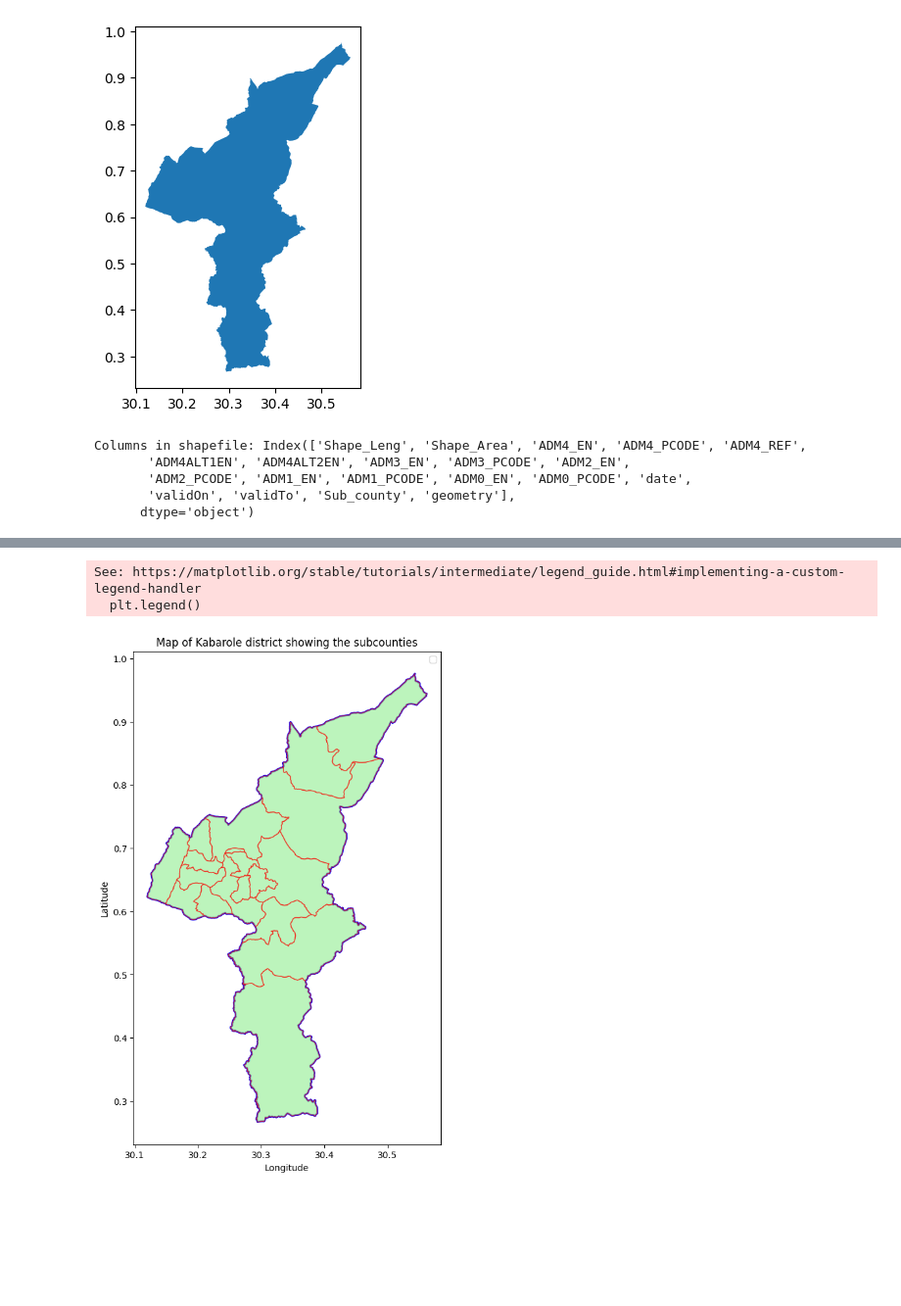
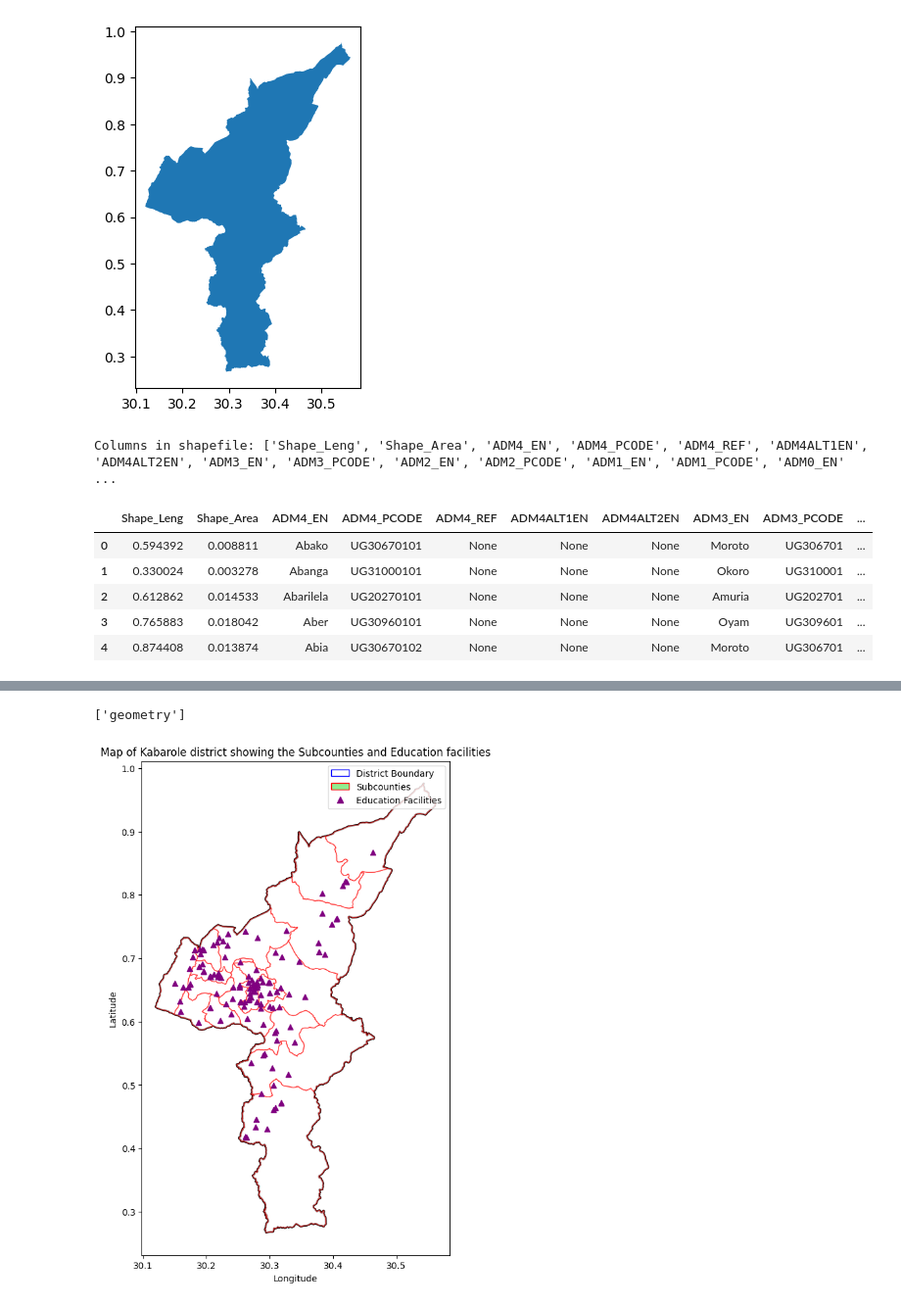
Before and after one commit to IvanBamwine/My-first-map, a Jupyter notebook: my_map.ipynb, the cells around one changed output, grey strips where cells are left out. Shown at 98% size. Cells and saved outputs as stored; diff of their text form; code cells hidden in the pictures; blank space fills up the shorter version.

```diff
--- a/my_map.ipynb
+++ b/my_map.ipynb
@@ -36,13 +39,16 @@ import matplotlib.pyplot as plt
 
 subcounties = gpd.read_file('Uganda_Subcounties_2020.shp')
 # %%
-print("Columns in shapefile:", subcounties.columns)
+print("Columns in shapefile:", subcounties.columns.tolist())
+subcounties.head()
 # %% [output]
-Columns in shapefile: Index(['Shape_Leng', 'Shape_Area', 'ADM4_EN', 'ADM4_PCODE', 'ADM4_REF',
-       'ADM4ALT1EN', 'ADM4ALT2EN', 'ADM3_EN', 'ADM3_PCODE', 'ADM2_EN',
-       'ADM2_PCODE', 'ADM1_EN', 'ADM1_PCODE', 'ADM0_EN', 'ADM0_PCODE', 'date',
-       'validOn', 'validTo', 'Sub_county', 'geometry'],
-      dtype='object')
+Columns in shapefile: ['Shape_Leng', 'Shape_Area', 'ADM4_EN', 'ADM4_PCODE', 'ADM4_REF', 'ADM4ALT1EN', 'ADM4ALT2EN', 'ADM3_EN', 'ADM3_PCODE', 'ADM2_EN', 'ADM2_PCODE', 'ADM1_EN', 'ADM1_PCODE', 'ADM0_EN' ...
+|  | Shape_Leng | Shape_Area | ADM4_EN | ADM4_PCODE | ADM4_REF | ADM4ALT1EN | ADM4ALT2EN | ADM3_EN | ADM3_PCODE | ... |
+| 0 | 0.594392 | 0.008811 | Abako | UG30670101 | None | None | None | Moroto | UG306701 | ... |
+| 1 | 0.330024 | 0.003278 | Abanga | UG31000101 | None | None | None | Okoro | UG310001 | ... |
+| 2 | 0.612862 | 0.014533 | Abarilela | UG20270101 | None | None | None | Amuria | UG202701 | ... |
+| 3 | 0.765883 | 0.018042 | Aber | UG30960101 | None | None | None | Oyam | UG309601 | ... |
+| 4 | 0.874408 | 0.013874 | Abia | UG30670102 | None | None | None | Moroto | UG306701 | ... |
 # %%
 Kabarole_Subcounties = subcounties[subcounties['ADM2_EN'] == 'Kabarole']
 Kabarole_Subcounties.head()
@@ -53,25 +59,54 @@ Kabarole_Subcounties.head()
 | 430 | 0.212132 | 0.001316 | Eastern Division | UG41100201 | None | None | None | Fort Portal Municipality | UG411002 | ... |
 | 452 | 0.781624 | 0.015002 | Hakibaale | UG41100103 | None | None | None | Burahya | UG411001 | ... |
 | 457 | 0.496455 | 0.006694 | Harugogo | UG41100104 | None | None | None | Burahya | UG411001 | ... |
+# %%
+schools = gpd.read_file('Uganda_Education_Facilities.shp')
+print(schools.columns.tolist())
+schools.head()
+schools = schools.to_crs(Kabarole.crs)
+Kabarole_schools = gpd.clip(schools,Kabarole)
+# %% [output]
+['geometry']
 # %%
 import matplotlib.pyplot as plt
+import matplotlib.patches as mpatches
+import matplotlib.lines as mlines
+
+
+Kabarole = gdf[gdf['ADM2_EN'] == 'Kabarole']
+Kabarole_Subcounties = subcounties[subcounties['ADM2_EN'] == 'Kabarole']
 
 fig, ax = plt.subplots(figsize=(10, 10))
 
 Kabarole.plot(ax=ax, color='none' ,
-              edgecolor='blue' , linewidth=2,
+              edgecolor='black' , linewidth=2,
               label='District Boundary')
 
 Kabarole_Subcounties.plot(ax=ax,
-                          color='lightgreen', edgecolor='red',
+                          color='white', edgecolor='red',
                           alpha=0.6, label='Subcounties')
 
-plt.title('Map of Kabarole district showing the subcounties')
+Kabarole_schools.plot(ax=ax, color="purple",marker="^", markersize=35, zorder=5)
+
+plt.title('Map of Kabarole district showing the Subcounties and Education facilities')
 plt.xlabel('Longitude')
 plt.ylabel('Latitude')
-plt.legend()
+
+district_patch = mpatches.Patch(
+    facecolor='none', edgecolor='blue',
+    label='District Boundary')
+
+subcounties_patch = mpatches.Patch(
+    facecolor='lightgreen', edgecolor='red',
+    label='Subcounties')
+
+school_marker = mlines.Line2D([],
+                              [],
+    color='purple', markersize=7, marker='^', linestyle="None",
+    label='Education Facilities')
+
+
+plt.legend(handles=[district_patch, subcounties_patch, school_marker])
 plt.show()
 # %% [output]
-See: https://matplotlib.org/stable/tutorials/intermediate/legend_guide.html#implementing-a-custom-legend-handler
-  plt.legend()
-[figure, old version]
+[figure, new version]
```
Also changed, not shown: parts of 1 cell of this notebook.
